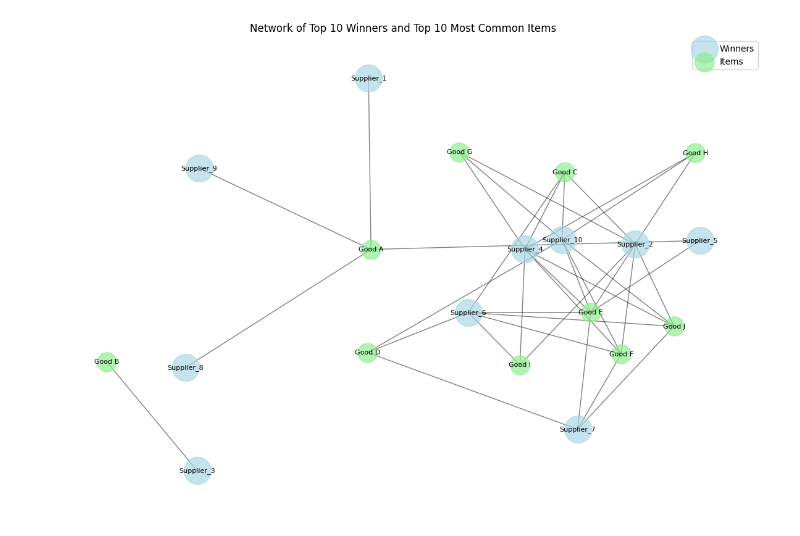
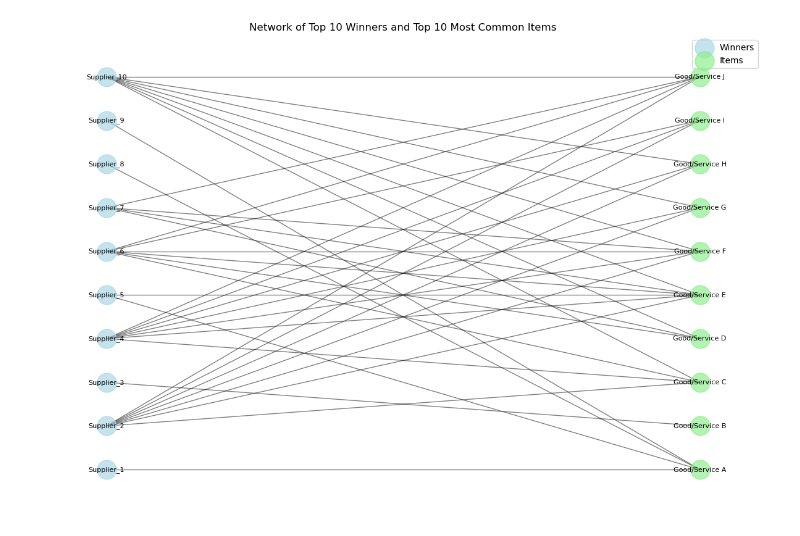
Before and after one commit to lvperasolo/A-Dataset-of-Public-Procurement-Auction-Results-from-Brazil-s-ComprasNet-Platform-from-2003-to-2023, a Jupyter notebook: examples/participants.ipynb, the cells around one changed output. Cells and saved outputs as stored; diff of their text form; code cells hidden in the pictures.

```diff
--- a/examples/participants.ipynb
+++ b/examples/participants.ipynb
@@ -64,26 +73,26 @@ This network analysis will help us understand:
 - The diversity of items won by top participants
 
 The resulting visualization will show winners in light blue and items in a different color, with edges representing winning relationships.
+# %%
+# Get the top 10 winners from previous analysis
+top_10_winners = winners_sorted.head(10).index
+# print(top_10_winners)
+
+# Filter the original dataframe for these winners
+top_winners_data = df_participants[df_participants['Nome Participante'].isin(top_10_winners)]
+# print(top_winners_data)
+
+# Get top 10 most common items
+item_counts = top_winners_data[top_winners_data['Flag Vencedor'] == 'SIM']['Descrição Item Compra'].value_counts()
+top_10_items = item_counts.head(10).index
+# print(top_10_items)
+
+# Create mappings for both items and winners
+item_mapping = {item: f"Good/Service {chr(65 + i)}" for i, item in enumerate(top_10_items)}
+winner_mapping = {winner: f"Supplier_{i+1}" for i, winner in enumerate(top_10_winners)}
+# print(item_mapping)
+# print(winner_mapping)
 # %%
-# Get the top 10 winners from previous analysis
-top_10_winners = winners_sorted.head(10).index
-
-# Filter the original dataframe for these winners
-top_winners_data = df_participants[df_participants['Nome Participante'].isin(top_10_winners)]
-
-# Get top 10 most common items
-item_counts = top_winners_data[top_winners_data['Flag Vencedor'] == 'SIM']['Descrição Item Compra'].value_counts()
-top_10_items = item_counts.head(10).index
-
-# Create mappings for both items and winners
-item_mapping = {item: f"Good {chr(65 + i)}" for i, item in enumerate(top_10_items)}
-winner_mapping = {winner: f"Supplier_{i+1}" for i, winner in enumerate(top_10_winners)}
-
-# Create a bipartite graph where nodes are either winners or items
-import networkx as nx
-import matplotlib.pyplot as plt
-import numpy as np
-
 # Create a new graph
 G = nx.Graph()
 
@@ -97,51 +106,48 @@ for item in top_10_items:
 
 # Add edges between winners and items they won
 for _, row in top_winners_data[top_winners_data['Flag Vencedor'] == 'SIM'].iterrows():
     if row['Descrição Item Compra'] in top_10_items:
         G.add_edge(winner_mapping[row['Nome Participante']], item_mapping[row['Descrição Item Compra']])
 
-# Create the plot
+# Create the plot (enhance sizing)
 plt.figure(figsize=(15, 10))
-pos = nx.spring_layout(G, k=1, iterations=50, seed=42)
+
+# Create custom layout: winners on the left, items on the right
+pos = {}
+winners = [n for n in G.nodes() if G.nodes[n]['bipartite']==0]
+items = [n for n in G.nodes() if G.nodes[n]['bipartite']==1]
+
+# Position winners on the left side (x=-1)
+for i, winner in enumerate(winners):
+    pos[winner] = (-1, i - len(winners)/2)
+
+# Position items on the right side (x=1)
+for i, item in enumerate(items):
+    pos[item] = (1, i - len(items)/2)
 
 # Draw nodes
 nx.draw_networkx_nodes(G, pos,
-                      nodelist=[n for n in G.nodes() if G.nodes[n]['bipartite']==0],
+                      nodelist=winners,
                       node_color='lightblue',
-                      node_size=1000,
+                      node_size=500,
                       alpha=0.7,
                       label='Winners')
 nx.draw_networkx_nodes(G, pos,
-                      nodelist=[n for n in G.nodes() if G.nodes[n]['bipartite']==1],
+                      nodelist=items,
                       node_color='lightgreen',
                       node_size=500,
                       alpha=0.7,
                       label='Items')
 
 # Draw edges
 nx.draw_networkx_edges(G, pos, alpha=0.5)
 
 # Draw labels
 nx.draw_networkx_labels(G, pos, font_size=8)
 
 plt.title('Network of Top 10 Winners and Top 10 Most Common Items')
 plt.legend()
 plt.axis('off')
 plt.show()
-
-# Print some network statistics
-print("\nNetwork Statistics:")
-print(f"Number of winners: {len([n for n in G.nodes() if G.nodes[n]['bipartite']==0])}")
-print(f"Number of items: {len([n for n in G.nodes() if G.nodes[n]['bipartite']==1])}")
-print(f"Number of connections: {G.number_of_edges()}")
-
-# Print the mappings for reference
-print("\nWinner Mapping:")
-for winner, code in winner_mapping.items():
-    print(f"{code}: {winner}")
-
-print("\nItem Mapping:")
-for item, code in item_mapping.items():
-    print(f"{code}: {item}")
 # %% [output]
-[figure, old version]
+[figure, new version]
```
Also changed, not shown: parts of 8 cells of this notebook, 1 other file.
